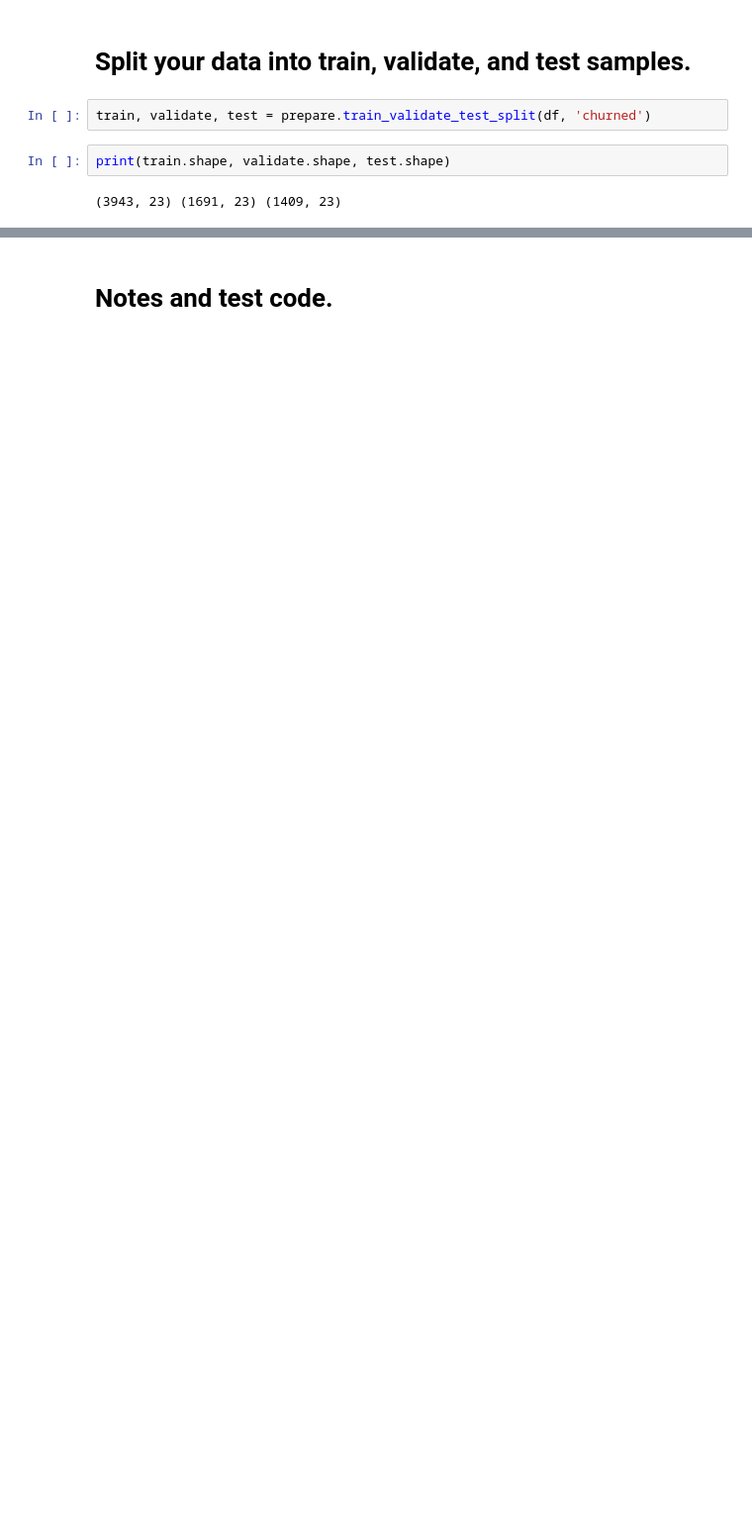
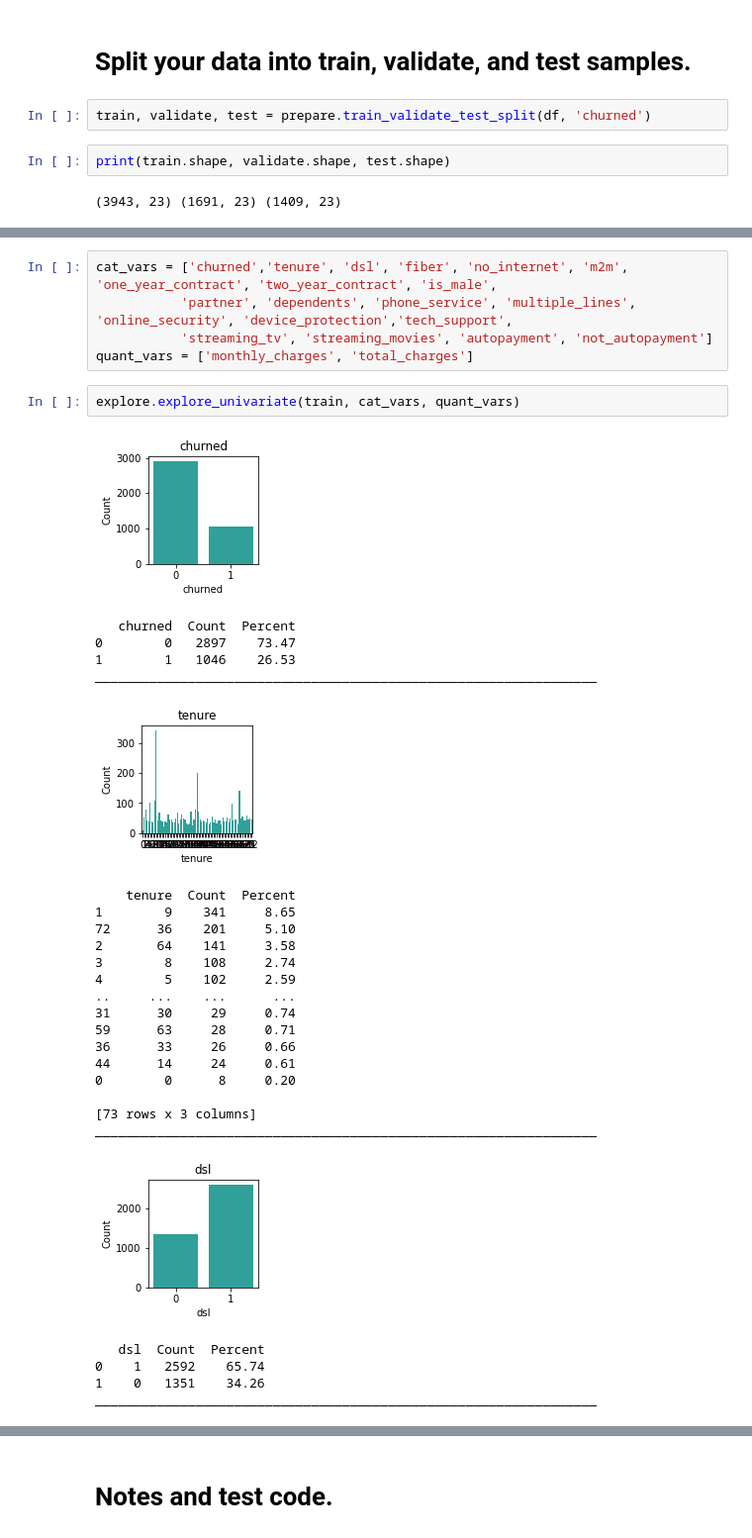
Before and after one commit to hrodjr/classification-exercises, a Jupyter notebook: scratch_telco.ipynb, the cells around one changed output, grey strips where cells are left out. Shown at 99% size. Drawn from its saved outputs; the diff is of its cells as text; blank space fills up the shorter version.

```diff
--- a/scratch_telco.ipynb
+++ b/scratch_telco.ipynb
@@ -191,0 +131,34 @@ print(train.shape, validate.shape, test.shape)
+# %%
+cat_vars = ['churned','tenure', 'dsl', 'fiber', 'no_internet', 'm2m', 'one_year_contract', 'two_year_contract', 'is_male',
+           'partner', 'dependents', 'phone_service', 'multiple_lines', 'online_security', 'device_protection','tech_support',
+           'streaming_tv', 'streaming_movies', 'autopayment', 'not_autopayment']
+quant_vars = ['monthly_charges', 'total_charges']
+# %%
+explore.explore_univariate(train, cat_vars, quant_vars)
+# %% [output]
+[figure, added]
+   churned  Count  Percent
+0        0   2897    73.47
+1        1   1046    26.53
+_________________________________________________________________
+[figure, added]
+    tenure  Count  Percent
+1        9    341     8.65
+72      36    201     5.10
+2       64    141     3.58
+3        8    108     2.74
+4        5    102     2.59
+..     ...    ...      ...
+31      30     29     0.74
+59      63     28     0.71
+36      33     26     0.66
+44      14     24     0.61
+0        0      8     0.20
+
+[73 rows x 3 columns]
+_________________________________________________________________
+[figure, added]
+   dsl  Count  Percent
+0    1   2592    65.74
+1    0   1351    34.26
+_________________________________________________________________
```
Also changed, not shown: parts of 19 cells of this notebook, 1 other file.
